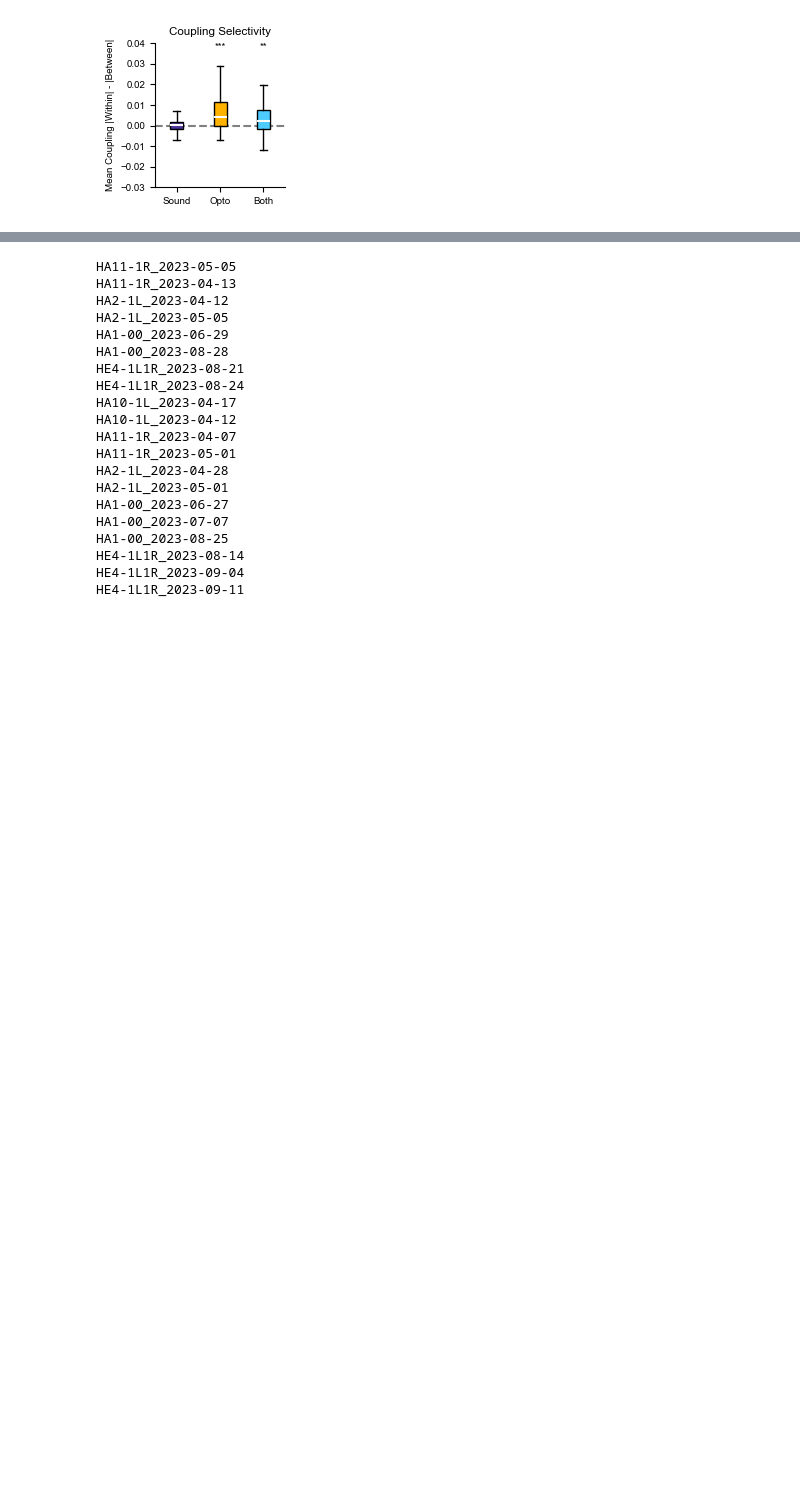
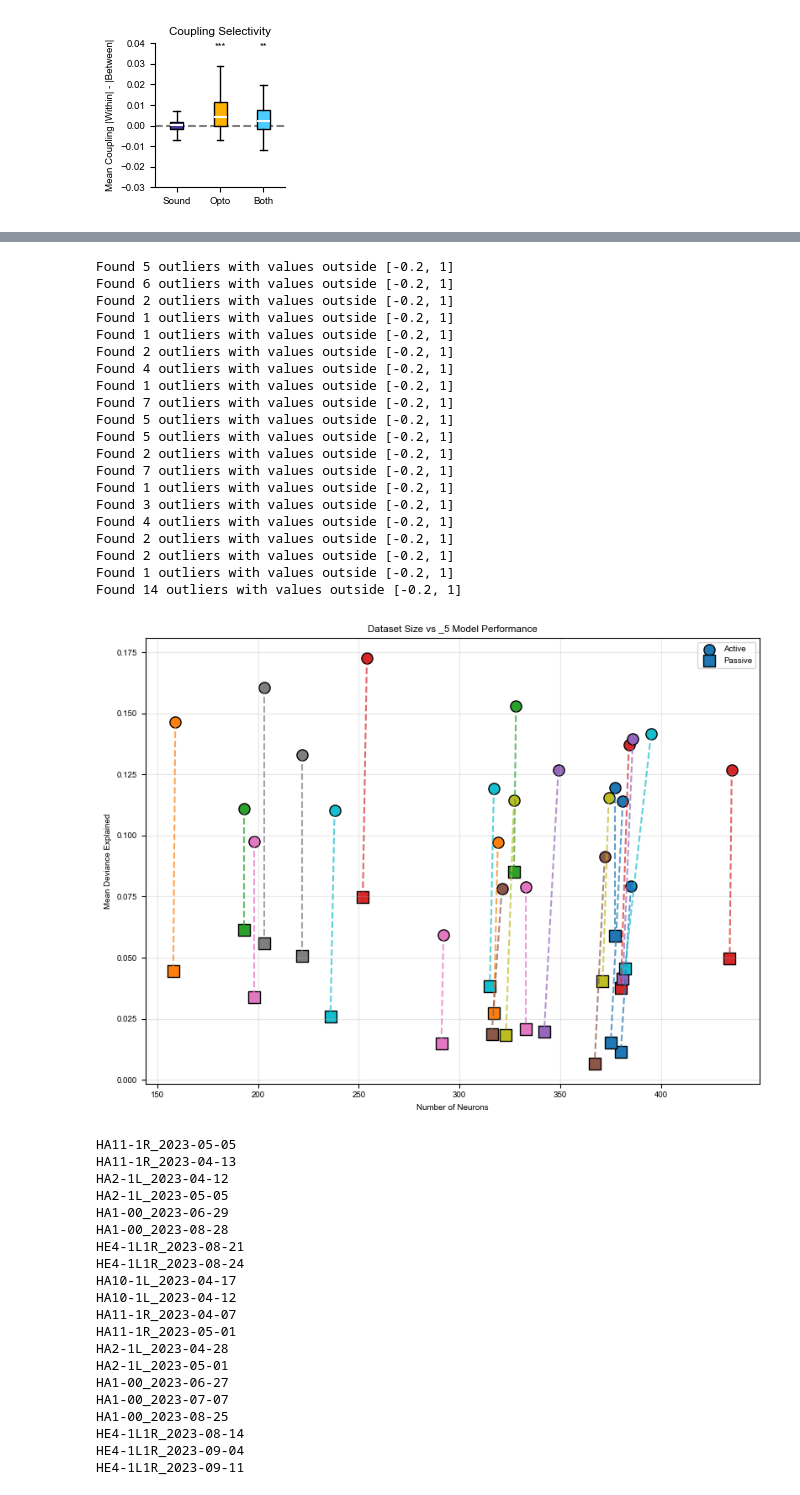
Before and after one commit to constanzabassi/GLM-analysis, a Jupyter notebook: notebooks/run_glm_encoding_analysis_all_neurons_coupling.ipynb, the cells around one changed output, grey strips where cells are left out. Drawn from its saved outputs; the diff is of its cells as text; code cells hidden in the pictures; blank space fills up the shorter version.

```diff
--- a/notebooks/run_glm_encoding_analysis_all_neurons_coupling.ipynb
+++ b/notebooks/run_glm_encoding_analysis_all_neurons_coupling.ipynb
@@ -851,3 +1278,31 @@ celltype pv model_type Passive
+# %%
+plot_neurons_vs_mean_deviance_multiple(results_pre,
+                              results_pass,
+                              model_type='_5',
+                              label_1='Active',
+                              label_2='Passive')
+# %% [output]
+Found 5 outliers with values outside [-0.2, 1]
+Found 6 outliers with values outside [-0.2, 1]
+Found 2 outliers with values outside [-0.2, 1]
+Found 1 outliers with values outside [-0.2, 1]
+Found 1 outliers with values outside [-0.2, 1]
+Found 2 outliers with values outside [-0.2, 1]
+Found 4 outliers with values outside [-0.2, 1]
+Found 1 outliers with values outside [-0.2, 1]
+Found 7 outliers with values outside [-0.2, 1]
+Found 5 outliers with values outside [-0.2, 1]
+Found 5 outliers with values outside [-0.2, 1]
+Found 2 outliers with values outside [-0.2, 1]
+Found 7 outliers with values outside [-0.2, 1]
+Found 1 outliers with values outside [-0.2, 1]
+Found 3 outliers with values outside [-0.2, 1]
+Found 4 outliers with values outside [-0.2, 1]
+Found 2 outliers with values outside [-0.2, 1]
+Found 2 outliers with values outside [-0.2, 1]
+Found 1 outliers with values outside [-0.2, 1]
+Found 14 outliers with values outside [-0.2, 1]
+[figure, added]
 # %%
 #TO CHECK IF ALL DATASETS LOADED PROPERLY
 # del results_pass['HA2-1L_2023-04-28']
```
Also changed, not shown: parts of 7 cells of this notebook, 2 other files.
